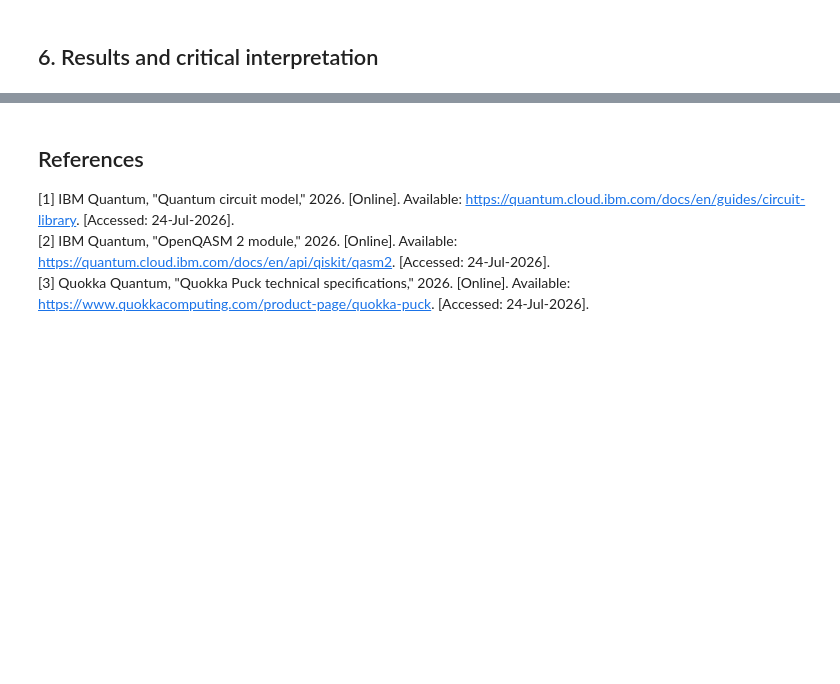
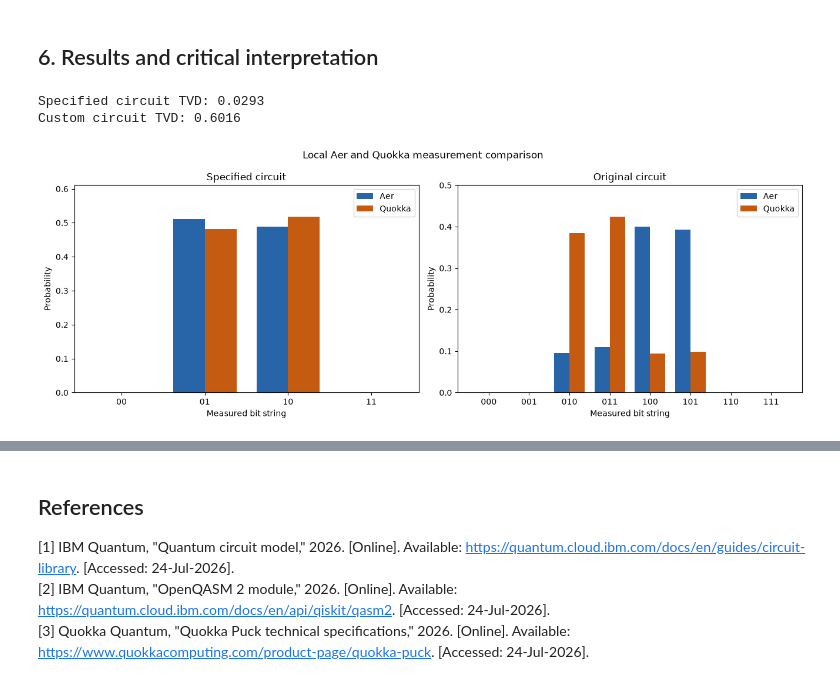
Before and after one commit to miku-wwl/802-Quantum-Computing, a Jupyter notebook: submission/Task_2_Qiskit/Task_2_Qiskit.ipynb, the cells around one changed output, grey strips where cells are left out. Saved outputs shown, nothing was run; the diff lists cells and outputs as text; code cells hidden in the pictures; blank space fills up the shorter version.

Commit message:
A2-11 Analyse Task 2 backend results

```diff
--- a/submission/Task_2_Qiskit/Task_2_Qiskit.ipynb
+++ b/submission/Task_2_Qiskit/Task_2_Qiskit.ipynb
@@ -335,3 +335,47 @@ Specified Quokka counts: {'01': 494, '10': 530}
 Custom Quokka counts: {'010': 393, '011': 434, '100': 96, '101': 101}
 # %% [markdown]
 ## 6. Results and critical interpretation
+# %%
+def probabilities(counts, labels):
+    total = sum(counts.values())
+    return np.array([counts.get(label, 0) / total for label in labels])
+
+
+def total_variation_distance(left, right):
+    return float(0.5 * np.abs(left - right).sum())
+
+
+specified_local_p = probabilities(specified_local_counts, specified_labels)
+specified_quokka_p = probabilities(specified_quokka_counts, specified_labels)
+custom_local_p = probabilities(custom_local_counts, custom_labels)
+custom_quokka_p = probabilities(custom_quokka_counts, custom_labels)
+
+specified_tvd = total_variation_distance(specified_local_p, specified_quokka_p)
+custom_tvd = total_variation_distance(custom_local_p, custom_quokka_p)
+print(f"Specified circuit TVD: {specified_tvd:.4f}")
+print(f"Custom circuit TVD: {custom_tvd:.4f}")
+# %% [output]
+Specified circuit TVD: 0.0293
+Custom circuit TVD: 0.6016
+# %%
+fig, axes = plt.subplots(1, 2, figsize=(13.2, 4.8))
+width = 0.38
+
+for ax, labels, local_p, quokka_p, title in [
+    (axes[0], specified_labels, specified_local_p, specified_quokka_p, "Specified circuit"),
+    (axes[1], custom_labels, custom_local_p, custom_quokka_p, "Original circuit"),
+]:
+    positions = np.arange(len(labels))
+    ax.bar(positions - width / 2, local_p, width, label="Aer", color="#2864A8")
+    ax.bar(positions + width / 2, quokka_p, width, label="Quokka", color="#C55A11")
+    ax.set_xticks(positions, labels)
+    ax.set(title=title, xlabel="Measured bit string", ylabel="Probability")
+    ax.set_ylim(0, max(float(local_p.max()), float(quokka_p.max())) * 1.18)
+    ax.legend()
+
+fig.suptitle("Local Aer and Quokka measurement comparison")
+fig.tight_layout()
+fig.savefig("task2_aer_quokka_comparison.png", dpi=180)
+plt.show()
+# %% [output]
+[figure, added]
```
Also changed, not shown: parts of 2 cells of this notebook, 1 other file.
